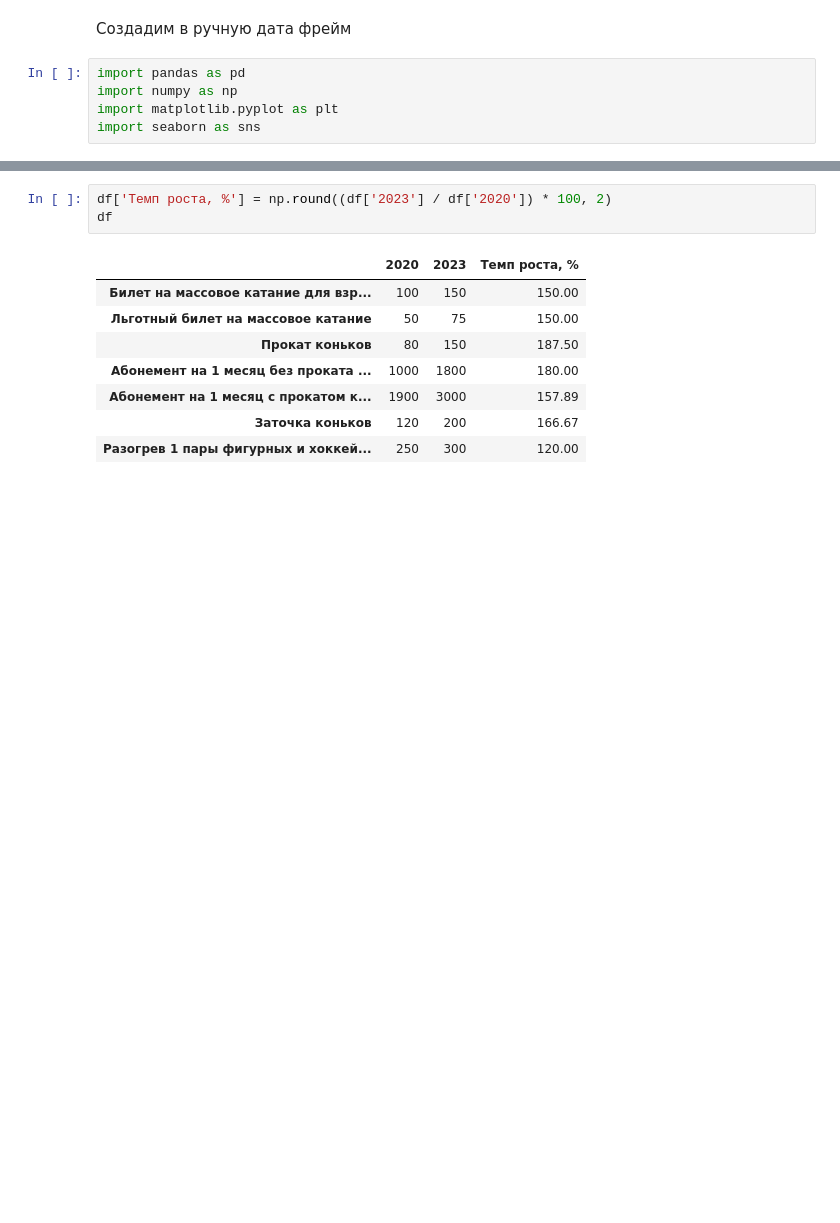
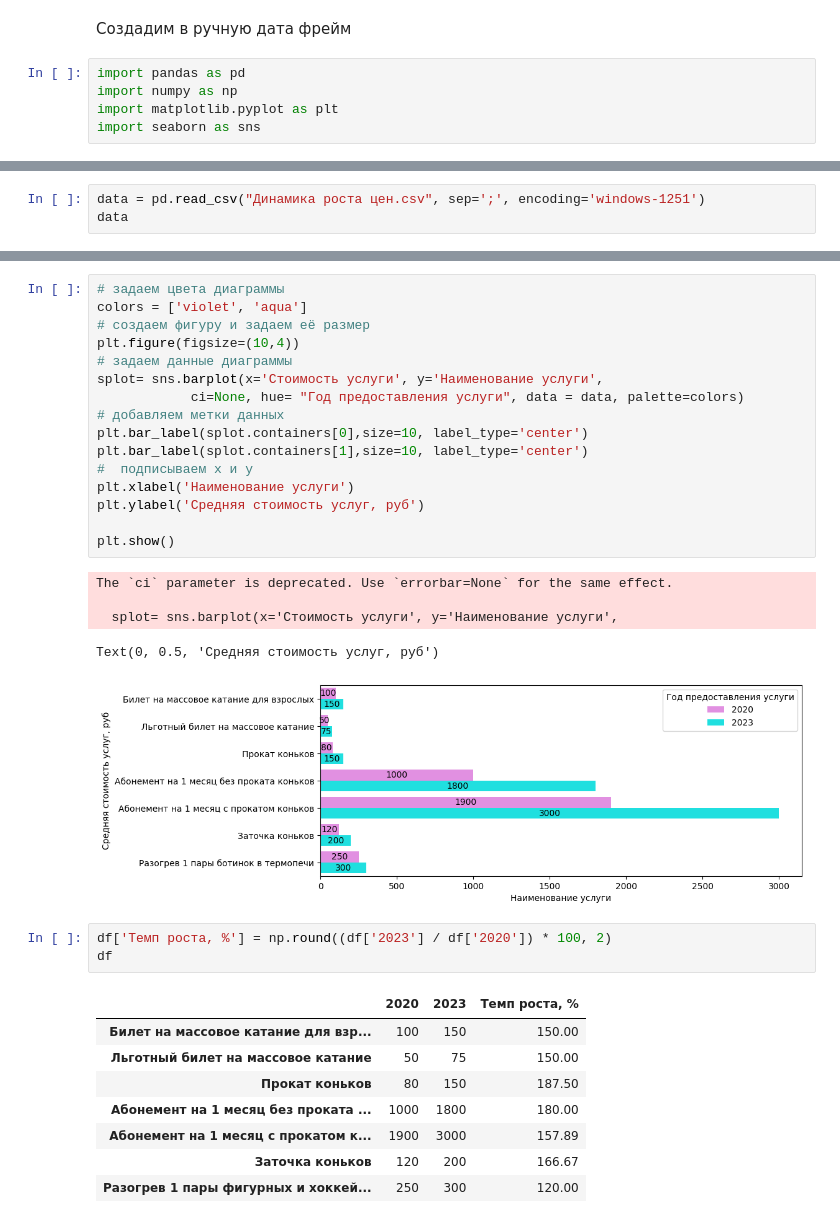
Before and after one commit to AleksandraPetrova97/graduate-project-analyst, a Jupyter notebook: 2 Практическая часть/tabl_4.ipynb, the cells around one changed output, grey strips where cells are left out. Cells and saved outputs as stored; diff of their text form; blank space fills up the shorter version.

```diff
--- a/2 Практическая часть/tabl_4.ipynb
+++ b/2 Практическая часть/tabl_4.ipynb
@@ -22,0 +8,3 @@ df
+# %%
+data = pd.read_csv("Динамика роста цен.csv", sep=';', encoding='windows-1251')
+data
@@ -23,3 +27,25 @@ df
+# %%
+# задаем цвета диаграммы
+colors = ['violet', 'aqua']
+# создаем фигуру и задаем её размер
+plt.figure(figsize=(10,4))
+# задаем данные диаграммы
+splot= sns.barplot(x='Стоимость услуги', y='Наименование услуги',
+            ci=None, hue= "Год предоставления услуги", data = data, palette=colors)
+# добавляем метки данных
+plt.bar_label(splot.containers[0],size=10, label_type='center')
+plt.bar_label(splot.containers[1],size=10, label_type='center')
+#  подписываем x и y
+plt.xlabel('Наименование услуги')
+plt.ylabel('Средняя стоимость услуг, руб')
+
+plt.show()
+# %% [output]
+The `ci` parameter is deprecated. Use `errorbar=None` for the same effect.
+
+  splot= sns.barplot(x='Стоимость услуги', y='Наименование услуги',
+Text(0, 0.5, 'Средняя стоимость услуг, руб')
+[figure, added]
 # %%
 df['Темп роста, %'] = np.round((df['2023'] / df['2020']) * 100, 2)
 df
```
Also changed, not shown: parts of 3 cells of this notebook, 30 other files.
